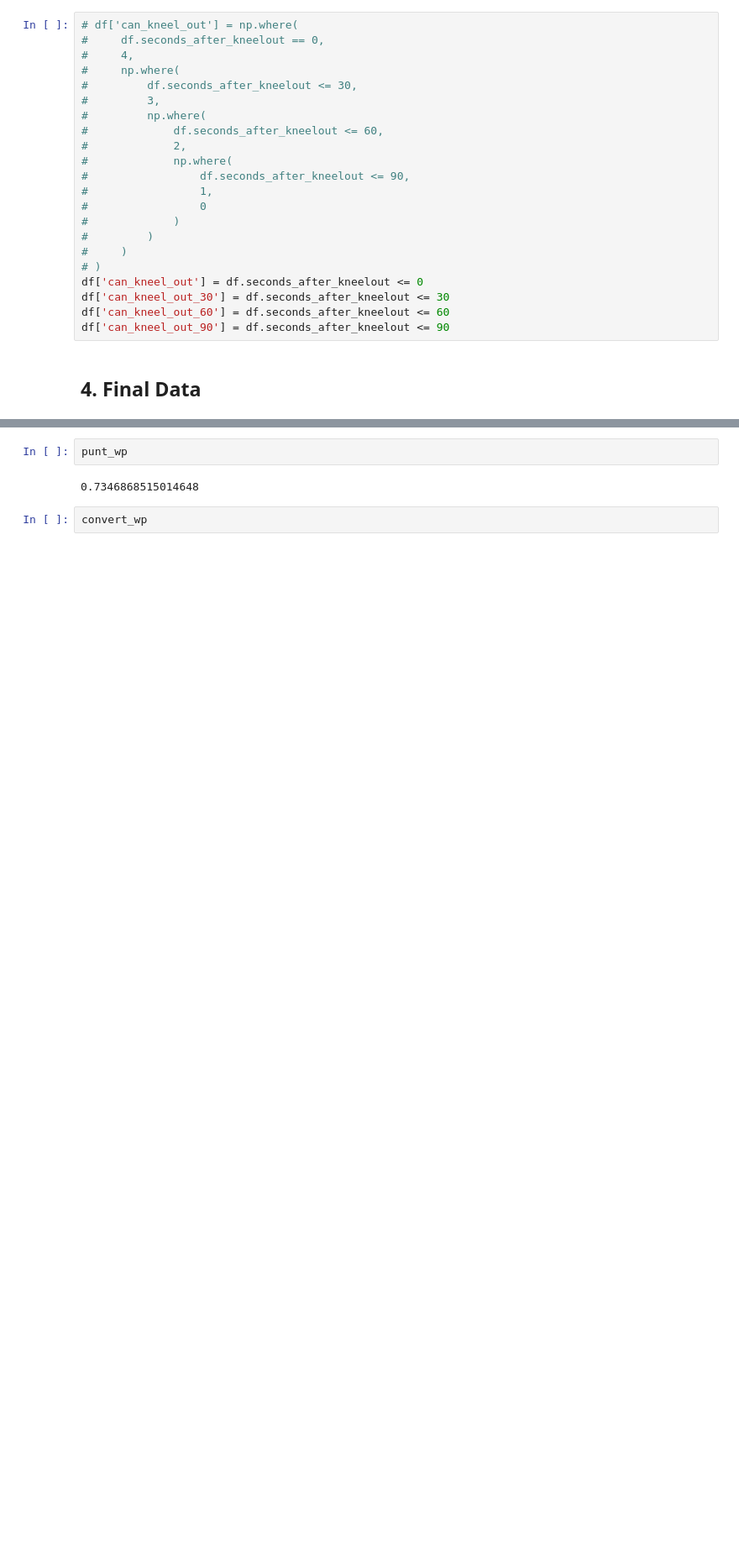
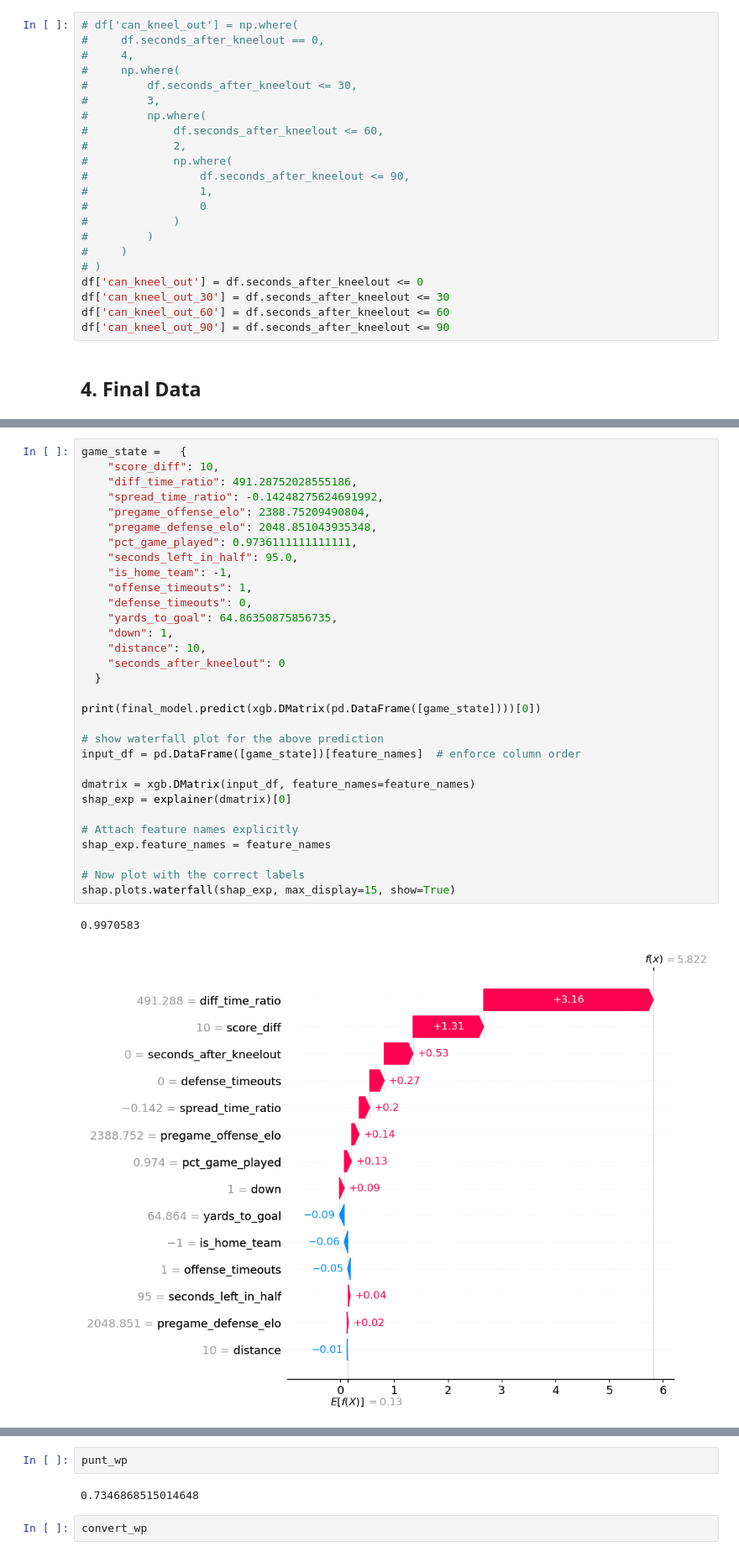
Before and after one commit to lneuendorf/4th-down-models, a Jupyter notebook: notebooks/02_win_probability.ipynb, the cells around one changed output, grey strips where cells are left out. Shown at 84% size. Saved outputs shown, nothing was run; the diff lists cells and outputs as text; blank space fills up the shorter version.

Commit message:
updates to models

```diff
--- a/notebooks/02_win_probability.ipynb
+++ b/notebooks/02_win_probability.ipynb
@@ -878,3 +890,37 @@ plt.show()
+# %%
+game_state =   {
+    "score_diff": 10,
+    "diff_time_ratio": 491.28752028555186,
+    "spread_time_ratio": -0.14248275624691992,
+    "pregame_offense_elo": 2388.75209490804,
+    "pregame_defense_elo": 2048.851043935348,
+    "pct_game_played": 0.9736111111111111,
+    "seconds_left_in_half": 95.0,
+    "is_home_team": -1,
+    "offense_timeouts": 1,
+    "defense_timeouts": 0,
+    "yards_to_goal": 64.86350875856735,
+    "down": 1,
+    "distance": 10,
+    "seconds_after_kneelout": 0
+  }
+
+print(final_model.predict(xgb.DMatrix(pd.DataFrame([game_state])))[0])
+
+# show waterfall plot for the above prediction
+input_df = pd.DataFrame([game_state])[feature_names]  # enforce column order
+
+dmatrix = xgb.DMatrix(input_df, feature_names=feature_names)
+shap_exp = explainer(dmatrix)[0]
+
+# Attach feature names explicitly
+shap_exp.feature_names = feature_names
+
+# Now plot with the correct labels
+shap.plots.waterfall(shap_exp, max_display=15, show=True)
+# %% [output]
+0.9970583
+[figure, added]
 # %%
 game_state = {
     'score_diff': -14,
```
Also changed, not shown: parts of 21 cells of this notebook, 5 other files.
